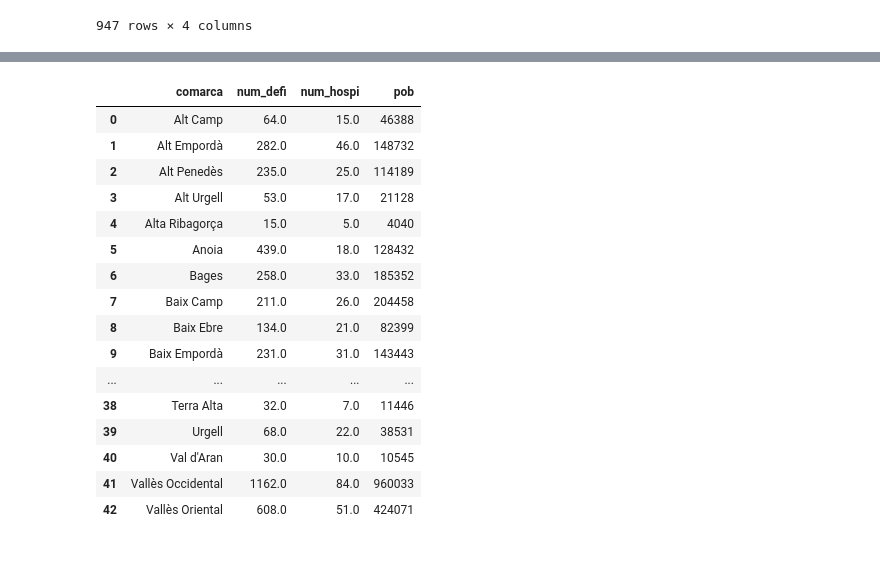
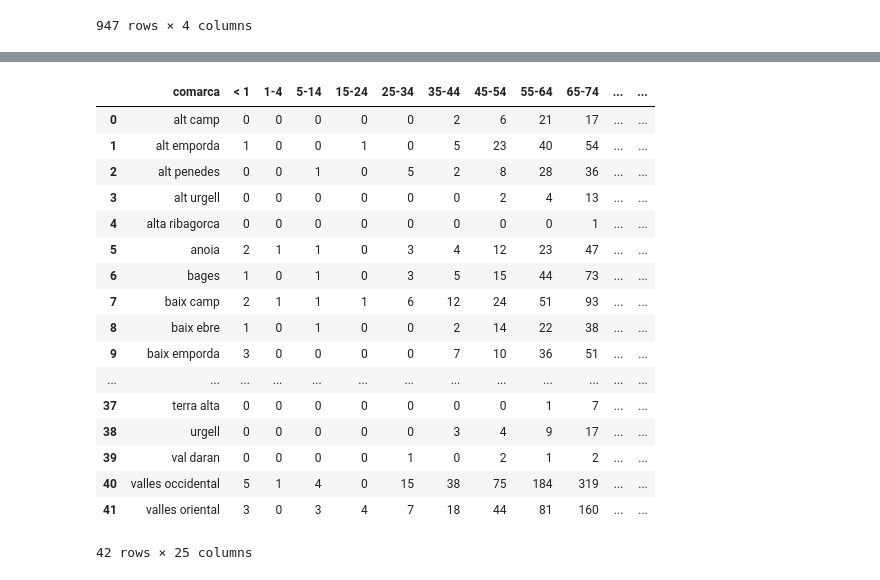
Before and after one commit to alexdeharo269/CatDef, a Jupyter notebook: jan/Mortality_analysis.ipynb, the cells around one changed output, grey strips where cells are left out. Saved outputs shown, nothing was run; the diff lists cells and outputs as text; code cells hidden in the pictures.

```diff
--- a/jan/Mortality_analysis.ipynb
+++ b/jan/Mortality_analysis.ipynb
@@ -167,32 +167,46 @@ total
 # %%
 """
 Now comes the cleaning and doing with the medical data.
 """
-df_cardio = df_mortality[df_mortality['Cause'].str.contains('Circ', case=False, na=False)]
-mortality_totals = df_cardio[df_cardio['Sexe'] == 'Total'].copy()
-mortality_totals = mortality_totals.drop(columns=["Sexe", "Cause"]).rename(columns={'Comarca':'comarca'})
+df_cardio = df_mortality[df_mortality['Cause'].str.contains('Tot', case=False, na=False)]
+
+sexes = ["Total", "Dones", "Homes"]
+
+dfs = {}
+for name in sexes:
+    df = (df_cardio[df_cardio['Sexe'] == name]
+          .drop(columns=["Sexe", "Cause"])
+          .rename(columns={'Comarca':'comarca'})
+          .reset_index(drop=True))
+    df['comarca'] = df['comarca'].replace({'ARAN': "VAL DARAN"})
+    df['comarca'] = df['comarca'].apply(normalize)
+    dfs[name] = df
+
+mortality_totals = dfs["Total"]
+mortality_women  = dfs["Dones"]
+mortality_men    = dfs["Homes"]
+
 comarca_totals = total.groupby('comarca')[['num_defi', 'num_hospi', 'pob']].sum().reset_index()
 
-mortality_totals = mortality_totals.reset_index(drop=True)
-mortality_totals['comarca'] = mortality_totals['comarca'].replace({'ARAN': "VAL DARAN"})
-comarca_totals
+mortality_women
 # %% [output]
-|  | comarca | num_defi | num_hospi | pob |
-| 0 | Alt Camp | 64.0 | 15.0 | 46388 |
-| 1 | Alt Empordà | 282.0 | 46.0 | 148732 |
-| 2 | Alt Penedès | 235.0 | 25.0 | 114189 |
-| 3 | Alt Urgell | 53.0 | 17.0 | 21128 |
-| 4 | Alta Ribagorça | 15.0 | 5.0 | 4040 |
-| 5 | Anoia | 439.0 | 18.0 | 128432 |
-| 6 | Bages | 258.0 | 33.0 | 185352 |
-| 7 | Baix Camp | 211.0 | 26.0 | 204458 |
-| 8 | Baix Ebre | 134.0 | 21.0 | 82399 |
-| 9 | Baix Empordà | 231.0 | 31.0 | 143443 |
-| ... | ... | ... | ... | ... |
-| 38 | Terra Alta | 32.0 | 7.0 | 11446 |
-| 39 | Urgell | 68.0 | 22.0 | 38531 |
-| 40 | Val d'Aran | 30.0 | 10.0 | 10545 |
-| 41 | Vallès Occidental | 1162.0 | 84.0 | 960033 |
-| 42 | Vallès Oriental | 608.0 | 51.0 | 424071 |
+|  | comarca | < 1 | 1-4 | 5-14 | 15-24 | 25-34 | 35-44 | 45-54 | 55-64 | 65-74 | ... | ... |
+| 0 | alt camp | 0 | 0 | 0 | 0 | 0 | 2 | 6 | 21 | 17 | ... | ... |
+| 1 | alt emporda | 1 | 0 | 0 | 1 | 0 | 5 | 23 | 40 | 54 | ... | ... |
+| 2 | alt penedes | 0 | 0 | 1 | 0 | 5 | 2 | 8 | 28 | 36 | ... | ... |
+| 3 | alt urgell | 0 | 0 | 0 | 0 | 0 | 0 | 2 | 4 | 13 | ... | ... |
+| 4 | alta ribagorca | 0 | 0 | 0 | 0 | 0 | 0 | 0 | 0 | 1 | ... | ... |
+| 5 | anoia | 2 | 1 | 1 | 0 | 3 | 4 | 12 | 23 | 47 | ... | ... |
+| 6 | bages | 1 | 0 | 1 | 0 | 3 | 5 | 15 | 44 | 73 | ... | ... |
+| 7 | baix camp | 2 | 1 | 1 | 1 | 6 | 12 | 24 | 51 | 93 | ... | ... |
+| 8 | baix ebre | 1 | 0 | 1 | 0 | 0 | 2 | 14 | 22 | 38 | ... | ... |
+| 9 | baix emporda | 3 | 0 | 0 | 0 | 0 | 7 | 10 | 36 | 51 | ... | ... |
+| ... | ... | ... | ... | ... | ... | ... | ... | ... | ... | ... | ... | ... |
+| 37 | terra alta | 0 | 0 | 0 | 0 | 0 | 0 | 0 | 1 | 7 | ... | ... |
+| 38 | urgell | 0 | 0 | 0 | 0 | 0 | 3 | 4 | 9 | 17 | ... | ... |
+| 39 | val daran | 0 | 0 | 0 | 0 | 1 | 0 | 2 | 1 | 2 | ... | ... |
+| 40 | valles occidental | 5 | 1 | 4 | 0 | 15 | 38 | 75 | 184 | 319 | ... | ... |
+| 41 | valles oriental | 3 | 0 | 3 | 4 | 7 | 18 | 44 | 81 | 160 | ... | ... |
+42 rows × 25 columns
 # %%
 comarca_totals['comarca'] = comarca_totals['comarca'].apply(normalize)
```
Also changed, not shown: parts of 10 cells of this notebook, 8 other files.
